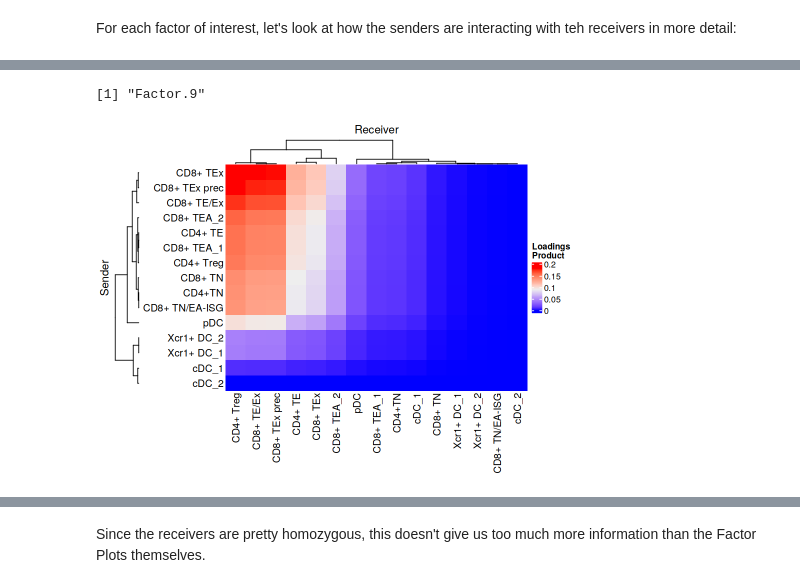
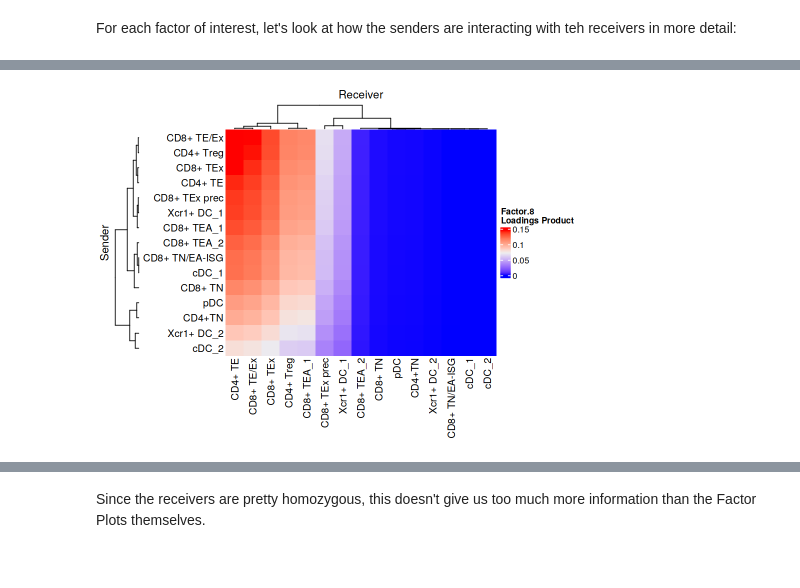
Before and after one commit to hmbaghdassarian/norcross_abc, a Jupyter notebook: notebooks/05_CCC_analysis.ipynb, the cells around one changed output, grey strips where cells are left out. Cells and saved outputs as stored; diff of their text form; code cells hidden in the pictures.

```diff
--- a/notebooks/05_CCC_analysis.ipynb
+++ b/notebooks/05_CCC_analysis.ipynb
@@ -482,9 +470,5 @@ liana::plot_c2c_cells(sce = abc.ccc.sce,
-# %%
-selected_factor<-fos[[4]]
-print(selected_factor)
-liana::plot_c2c_cells(sce = abc.ccc.sce,
-                   factor_of_int = selected_factor,
-                   name = "Loadings \nProduct") + ggtitle(selected_factor)
-# %% [output]
-[1] "Factor.9"
-[figure, removed]
+# %%
+cc_plots[[i]]
+i<-i+1
+# %% [output]
+[figure, added]
```
Also changed, not shown: parts of 44 cells of this notebook, 3 other files.
